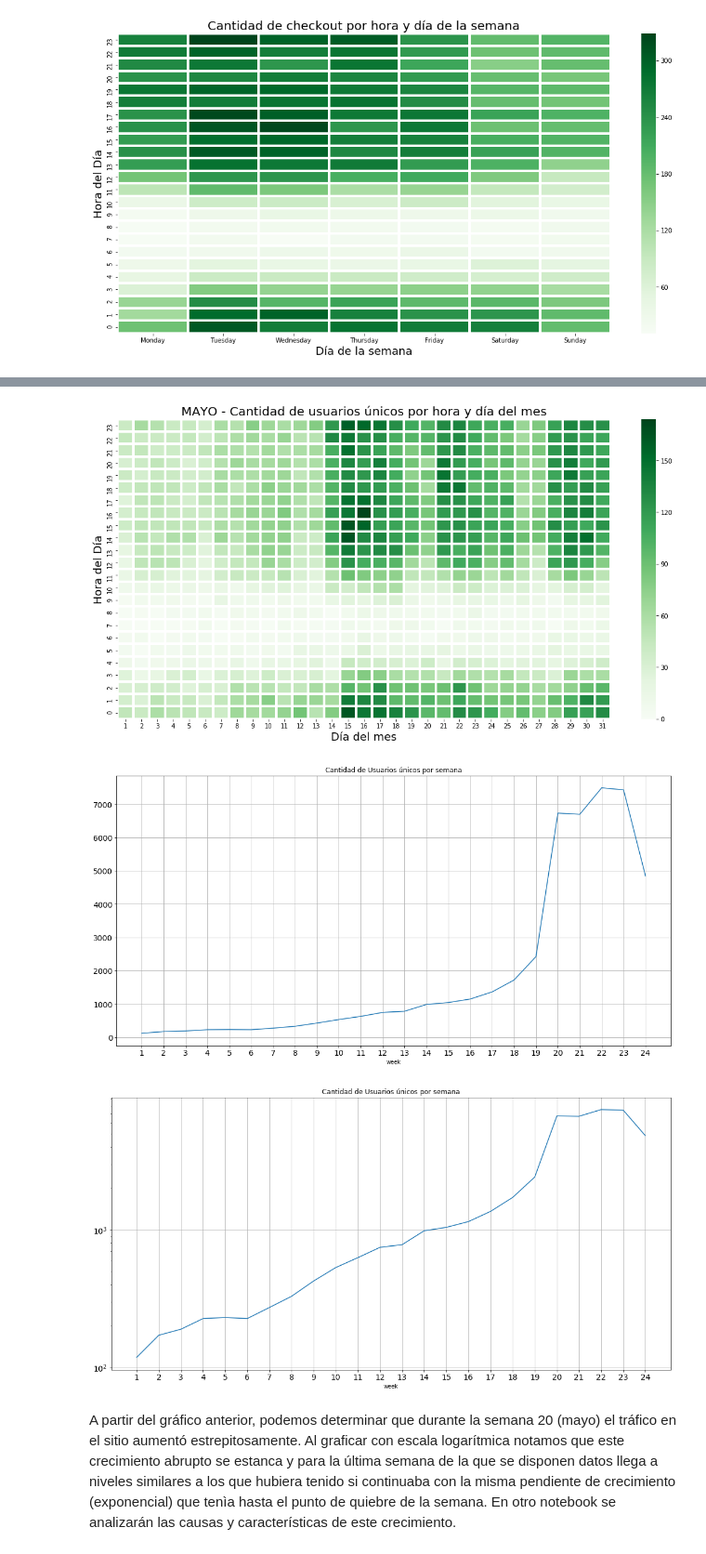
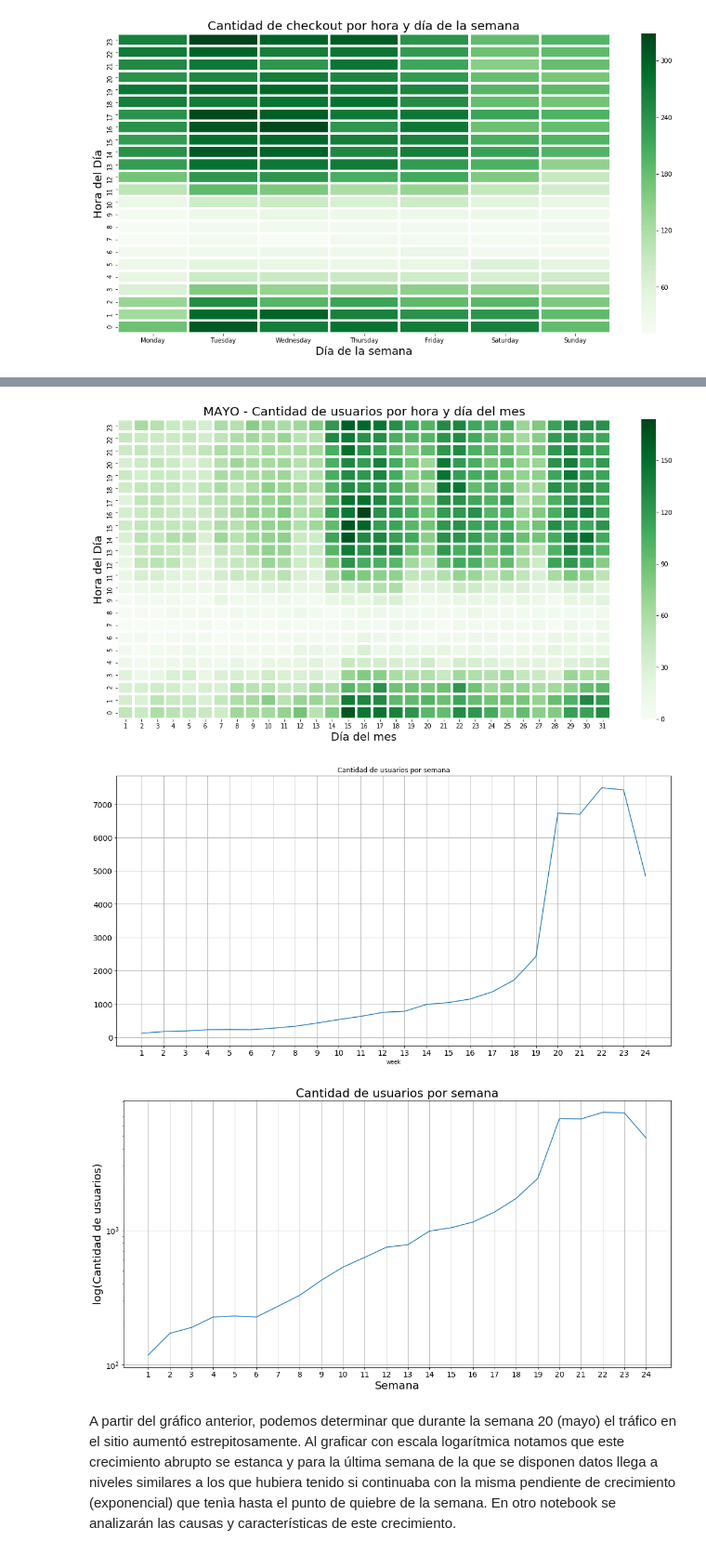
Before and after one commit to jowisaidman/tp1_analisis_exploratorio, a Jupyter notebook: Notebooks/Mateo/Resumen/trafico_analisis.ipynb, the cells around one changed output, grey strips where cells are left out. Shown: that part at 93% size. Saved outputs shown, nothing was run; the diff lists cells and outputs as text; code cells hidden in the pictures.

```diff
--- a/Notebooks/Mateo/Resumen/trafico_analisis.ipynb
+++ b/Notebooks/Mateo/Resumen/trafico_analisis.ipynb
@@ -50,3 +56,8 @@ events.head(1)
+# %%
+#agrego una nueva columna que indica la quincena
+primera_semana = events['week'].head(1).item()
+events['fortnight'] = (events['week'] - primera_semana) #aca tengo de 0 a n (20)
+events['fortnight'] = ((events['fortnight']/2)+events['fortnight'] % 2+1).astype(dtype='int8')
 # %%
 def plot_heatmap(data,title='Titulo',xlabel='Leyenda X',ylabel='Leyenda Y'):
     plt.figure(figsize = (18,9))
@@ -147,19 +156,21 @@ heatmap_unique_users_between_dates(desde='2018-04-01 00:00:00',hasta='2018-05-01
 # %%
-heatmap_unique_users_between_dates(desde='2018-05-01 00:00:00',hasta='2018-06-01 00:00:00',title='MAYO - Cantidad de usuarios únicos por hora y día del mes')
+heatmap_unique_users_between_dates(desde='2018-05-01 00:00:00',hasta='2018-06-01 00:00:00',title='MAYO - Cantidad de usuarios por hora y día del mes')
 # %% [output]
-[figure, old version]
+[figure, new version]
 # %%
 per_week_total_unique = events.groupby(['week']).agg({'person':'nunique'}).unstack()
 per_week_total_unique.index = per_week_total_unique.index.droplevel(0)
-logy = False
-graph = per_week_total_unique.plot(logy=logy,figsize=(18,9),grid=True,title='Cantidad de Usuarios únicos por semana',fontsize=14,xticks=per_week_total_unique.index)
+plot = per_week_total_unique.plot(logy=False,figsize=(18,9),grid=True,title='Cantidad de usuarios por semana',fontsize=14,xticks=per_week_total_unique.index)
 # %% [output]
-[figure, old version]
+[figure, new version]
 # %%
-logy = True
-graph = per_week_total_unique.plot(logy=logy,figsize=(18,9),grid=True,title='Cantidad de Usuarios únicos por semana',fontsize=14,xticks=per_week_total_unique.index)
+plot = per_week_total_unique.plot(logy=True,figsize=(18,9),grid=True,title='Cantidad de usuarios por semana',fontsize=14,xticks=per_week_total_unique.index)
+plot.set_title('Cantidad de usuarios por semana',fontsize=22)
+plot.set_xlabel('Semana',fontsize=20)
+plot.set_ylabel('log(Cantidad de usuarios)',fontsize=20)
+plt.savefig('img/usuarios_por_semana.png')
 # %% [output]
-[figure, old version]
+[figure, new version]
 # %% [markdown]
 A partir del gráfico anterior, podemos determinar que durante la semana 20 (mayo) el tráfico en el sitio aumentó estrepitosamente.
 Al graficar con escala logarítmica notamos que este crecimiento abrupto se estanca y para la última semana de la que se disponen datos llega a niveles similares a los que hubiera tenido si continuaba con la misma pendiente de crecimiento (exponencial) que tenìa hasta el punto de quiebre de la semana.
```
Also changed, not shown: parts of 13 cells of this notebook, 6 other files.
